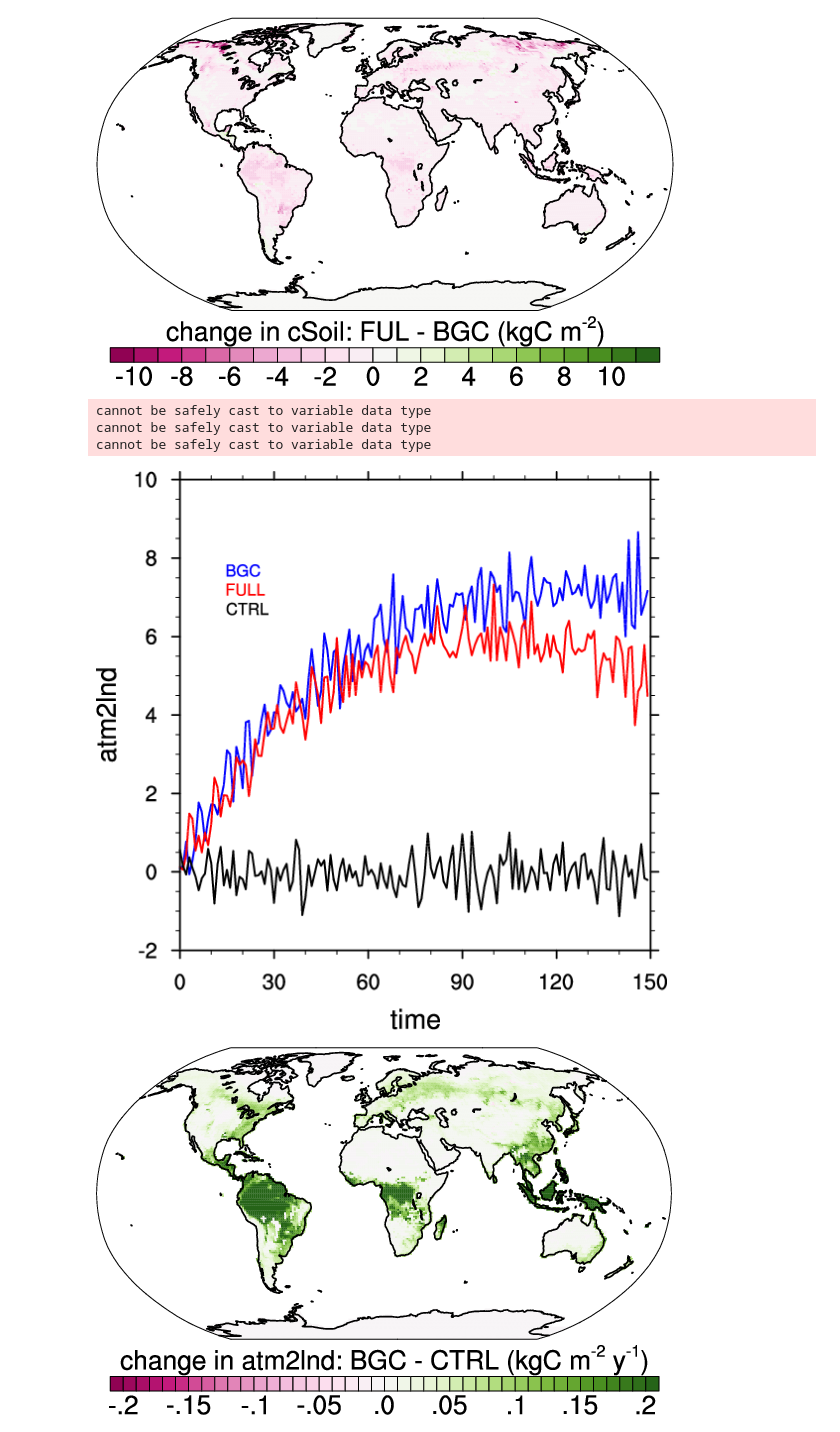
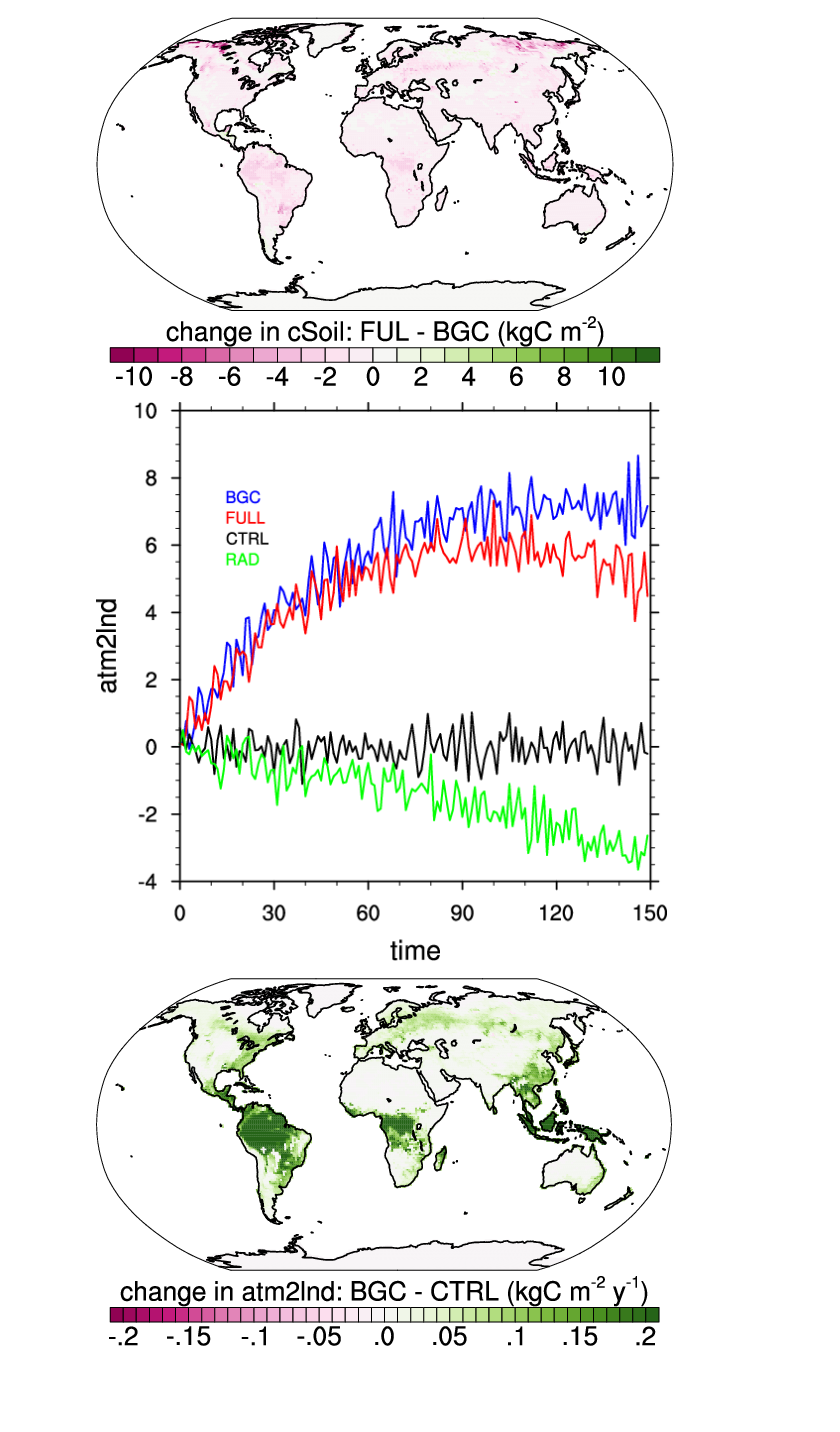
Before and after one commit to ckoven/cesm2_c4mip, a Jupyter notebook: cesm_c4mip.ipynb, the cells around one changed output. Drawn from its saved outputs; the diff is of its cells as text; code cells hidden in the pictures; blank space fills up the shorter version.

```diff
--- a/cesm_c4mip.ipynb
+++ b/cesm_c4mip.ipynb
@@ -169,7 +173,11 @@ cVegfilenames = [
 'cVeg_Lmon_CESM2_1pctCO2_r1i1p1f1_gn_005101-010012.nc',
 'cVeg_Lmon_CESM2_1pctCO2_r1i1p1f1_gn_010101-015012.nc'],
 ['cVeg_Lmon_CESM2_piControl_r1i1p1f1_gn_050001-059912.nc',
-'cVeg_Lmon_CESM2_piControl_r1i1p1f1_gn_060001-069912.nc']
+'cVeg_Lmon_CESM2_piControl_r1i1p1f1_gn_060001-069912.nc'],
+['cVeg_Lmon_CESM2_1pctco2-rad_r1i1p1f1_gn_000101-005012.nc',
+'cVeg_Lmon_CESM2_1pctco2-rad_r1i1p1f1_gn_005101-010012.nc',
+'cVeg_Lmon_CESM2_1pctco2-rad_r1i1p1f1_gn_010101-015012.nc']
+
 ]
 
 cVegfiles_bgc=[]
@@ -184,6 +192,10 @@ cVegfiles_ctrl=[]
 for i in range(len(cVegfilenames[2])):
     cVegfiles_ctrl.append(nc4.Dataset(cVegfilenames[2][i]))
 
+cVegfiles_rad=[]
+for i in range(len(cVegfilenames[3])):
+    cVegfiles_rad.append(nc4.Dataset(cVegfilenames[3][i]))
+
 cVeg_bgc = np.ma.row_stack((cVegfiles_bgc[0].variables['cVeg'][:],cVegfiles_bgc[1].variables['cVeg'][:],cVegfiles_bgc[2].variables['cVeg'][:]))
 cVeg_bgc_annual = smoothlib.monthly_to_annual(cVeg_bgc)
 cVeg_bgc_global_annual = geog_funcs.area_integrate(cVeg_bgc_annual, lat, lon, area=area_landonly)  / 1e12
@@ -192,9 +204,13 @@ cVeg_ful = np.ma.row_stack((cVegfiles_ful[0].variables['cVeg'][:],cVegfiles_ful[
 cVeg_ful_annual = smoothlib.monthly_to_annual(cVeg_ful)
 cVeg_ful_global_annual = geog_funcs.area_integrate(cVeg_ful_annual, lat, lon, area=area_landonly) / 1e12
 
+cVeg_rad = np.ma.row_stack((cVegfiles_rad[0].variables['cVeg'][:],cVegfiles_rad[1].variables['cVeg'][:],cVegfiles_rad[2].variables['cVeg'][:]))
+cVeg_rad_annual = smoothlib.monthly_to_annual(cVeg_rad)
+cVeg_rad_global_annual = geog_funcs.area_integrate(cVeg_rad_annual, lat, lon, area=area_landonly) / 1e12
+
 cVeg_ctrl = np.ma.row_stack((cVegfiles_ctrl[0].variables['cVeg'][:],cVegfiles_ctrl[1].variables['cVeg'][:]))
 cVeg_ctrl_annual = smoothlib.monthly_to_annual(cVeg_ctrl)
 cVeg_ctrl_global_annual = geog_funcs.area_integrate(cVeg_ctrl_annual, lat, lon, area=area_landonly) / 1e12
 
-map_funcs.xyplot(np.arange(len(cVeg_ful_global_annual)), np.row_stack((cVeg_bgc_global_annual,cVeg_ful_global_annual,cVeg_ctrl_global_annual[0:150])), file='c4mip_cVeg_global', ytitle='cVeg', xtitle='time', showjupyter=True, colors=['blue','red','black'], labels=['BGC','FULL','CTRL'])
+map_funcs.xyplot(np.arange(len(cVeg_ful_global_annual)), np.row_stack((cVeg_bgc_global_annual,cVeg_ful_global_annual,cVeg_ctrl_global_annual[0:150],cVeg_rad_global_annual)), file='c4mip_cVeg_global', ytitle='cVeg', xtitle='time', showjupyter=True, colors=['blue','red','black','green'], labels=['BGC','FULL','CTRL','RAD'])
 # %% [output]
@@ -337,39 +373,47 @@ atm2lndfilenames = [
 'netAtmosLandCO2Flux_Emon_CESM2_1pctCO2_r1i1p1f1_gn_005101-010012.nc',
 'netAtmosLandCO2Flux_Emon_CESM2_1pctCO2_r1i1p1f1_gn_010101-015012.nc'],
 ['netAtmosLandCO2Flux_Emon_CESM2_piControl_r1i1p1f1_gn_050001-059912.nc',
-'netAtmosLandCO2Flux_Emon_CESM2_piControl_r1i1p1f1_gn_060001-069912.nc']
+'netAtmosLandCO2Flux_Emon_CESM2_piControl_r1i1p1f1_gn_060001-069912.nc'],
+['netAtmosLandCO2Flux_Emon_CESM2_1pctco2-rad_r1i1p1f1_gn_000101-005012.nc',
+'netAtmosLandCO2Flux_Emon_CESM2_1pctco2-rad_r1i1p1f1_gn_005101-010012.nc',
+'netAtmosLandCO2Flux_Emon_CESM2_1pctco2-rad_r1i1p1f1_gn_010101-015012.nc']
 ]
 
 atm2lndfiles_bgc=[]
 for i in range(len(atm2lndfilenames[0])):
     atm2lndfiles_bgc.append(nc4.Dataset(atm2lndfilenames[0][i]))
 
 atm2lndfiles_ful=[]
 for i in range(len(atm2lndfilenames[1])):
     atm2lndfiles_ful.append(nc4.Dataset(atm2lndfilenames[1][i]))
 
 atm2lndfiles_ctrl=[]
 for i in range(len(atm2lndfilenames[2])):
     atm2lndfiles_ctrl.append(nc4.Dataset(atm2lndfilenames[2][i]))
 
+atm2lndfiles_rad=[]
+for i in range(len(atm2lndfilenames[3])):
+    atm2lndfiles_rad.append(nc4.Dataset(atm2lndfilenames[3][i]))
+
 atm2lnd_bgc = np.ma.row_stack((atm2lndfiles_bgc[0].variables['netAtmosLandCO2Flux'][:],atm2lndfiles_bgc[1].variables['netAtmosLandCO2Flux'][:],atm2lndfiles_bgc[2].variables['netAtmosLandCO2Flux'][:]))
 atm2lnd_bgc_annual = smoothlib.monthly_to_annual(atm2lnd_bgc)
 atm2lnd_bgc_global_annual = geog_funcs.area_integrate(atm2lnd_bgc_annual, lat, lon, area=area_landonly_vegpresent)  * 86400.*365. / 1e12
 
 atm2lnd_ful = np.ma.row_stack((atm2lndfiles_ful[0].variables['netAtmosLandCO2Flux'][:],atm2lndfiles_ful[1].variables['netAtmosLandCO2Flux'][:],atm2lndfiles_ful[2].variables['netAtmosLandCO2Flux'][:]))
 atm2lnd_ful_annual = smoothlib.monthly_to_annual(atm2lnd_ful)
 atm2lnd_ful_global_annual = geog_funcs.area_integrate(atm2lnd_ful_annual, lat, lon, area=area_landonly_vegpresent) * 86400.*365. / 1e12
 
+atm2lnd_rad = np.ma.row_stack((atm2lndfiles_rad[0].variables['netAtmosLandCO2Flux'][:],atm2lndfiles_rad[1].variables['netAtmosLandCO2Flux'][:],atm2lndfiles_rad[2].variables['netAtmosLandCO2Flux'][:]))
+atm2lnd_rad_annual = smoothlib.monthly_to_annual(atm2lnd_rad)
+atm2lnd_rad_global_annual = geog_funcs.area_integrate(atm2lnd_rad_annual, lat, lon, area=area_landonly_vegpresent) * 86400.*365. / 1e12
+
 atm2lnd_ctrl = np.ma.row_stack((atm2lndfiles_ctrl[0].variables['netAtmosLandCO2Flux'][:],atm2lndfiles_ctrl[1].variables['netAtmosLandCO2Flux'][:]))
 atm2lnd_ctrl_annual = smoothlib.monthly_to_annual(atm2lnd_ctrl)
 atm2lnd_ctrl_global_annual = geog_funcs.area_integrate(atm2lnd_ctrl_annual, lat, lon, area=area_landonly_vegpresent) * 86400.*365. / 1e12
 
-map_funcs.xyplot(np.arange(len(atm2lnd_ful_global_annual)), np.row_stack((atm2lnd_bgc_global_annual,atm2lnd_ful_global_annual,atm2lnd_ctrl_global_annual[0:150])), file='c4mip_atm2lnd_global', ytitle='atm2lnd', xtitle='time', showjupyter=True, colors=['blue','red','black'], labels=['BGC','FULL','CTRL'])
+map_funcs.xyplot(np.arange(len(atm2lnd_ful_global_annual)), np.row_stack((atm2lnd_bgc_global_annual,atm2lnd_ful_global_annual,atm2lnd_ctrl_global_annual[0:150],atm2lnd_rad_global_annual)), file='c4mip_atm2lnd_global', ytitle='atm2lnd', xtitle='time', showjupyter=True, colors=['blue','red','black','green'], labels=['BGC','FULL','CTRL','RAD'])
 # %% [output]
-cannot be safely cast to variable data type
-cannot be safely cast to variable data type
-cannot be safely cast to variable data type
-[figure, old version]
+[figure, new version]
 # %%
 ### make maps of the change in atm2lnd between (bgc - ctrl) and (ful - bgc)
 
```
Also changed, not shown: parts of 16 cells of this notebook.
